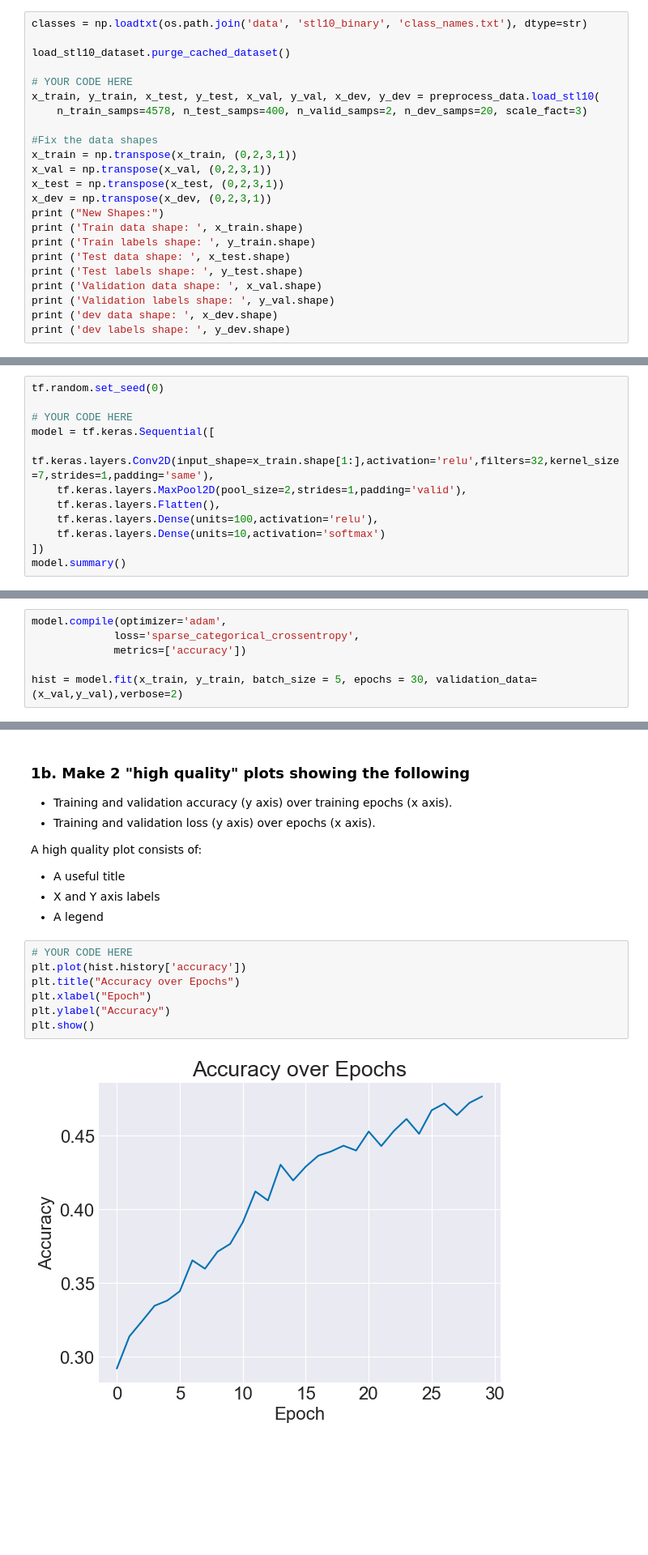
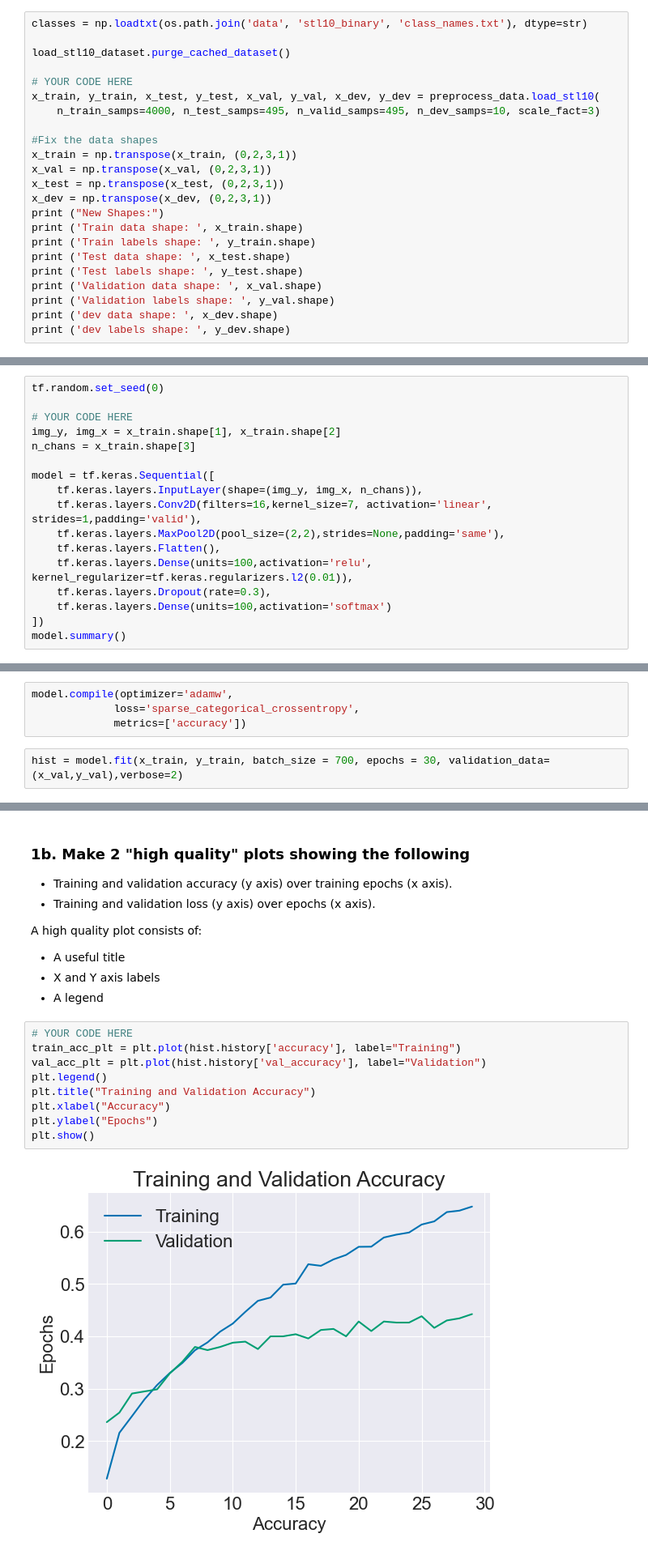
Before and after one commit to ngoclinhp842/deep_dream, a Jupyter notebook: Project4/transfer_learning.ipynb, the cells around one changed output, grey strips where cells are left out. Shown at 81% size. Saved outputs shown, nothing was run; the diff lists cells and outputs as text; blank space fills up the shorter version.

```diff
--- a/Project4/transfer_learning.ipynb
+++ b/Project4/transfer_learning.ipynb
@@ -74,7 +74,7 @@ load_stl10_dataset.purge_cached_dataset()
 
 # YOUR CODE HERE
 x_train, y_train, x_test, y_test, x_val, y_val, x_dev, y_dev = preprocess_data.load_stl10(
-    n_train_samps=4578, n_test_samps=400, n_valid_samps=2, n_dev_samps=20, scale_fact=3)
+    n_train_samps=4000, n_test_samps=495, n_valid_samps=495, n_dev_samps=10, scale_fact=3)
 
 #Fix the data shapes
 x_train = np.transpose(x_train, (0,2,3,1))
@@ -108,12 +108,17 @@ dev labels shape:  (20,)
 tf.random.set_seed(0)
 
 # YOUR CODE HERE
+img_y, img_x = x_train.shape[1], x_train.shape[2]
+n_chans = x_train.shape[3]
+
 model = tf.keras.Sequential([
-    tf.keras.layers.Conv2D(input_shape=x_train.shape[1:],activation='relu',filters=32,kernel_size=7,strides=1,padding='same'),
-    tf.keras.layers.MaxPool2D(pool_size=2,strides=1,padding='valid'),
+    tf.keras.layers.InputLayer(shape=(img_y, img_x, n_chans)),
+    tf.keras.layers.Conv2D(filters=16,kernel_size=7, activation='linear', strides=1,padding='valid'),
+    tf.keras.layers.MaxPool2D(pool_size=(2,2),strides=None,padding='same'),
     tf.keras.layers.Flatten(),
-    tf.keras.layers.Dense(units=100,activation='relu'),
-    tf.keras.layers.Dense(units=10,activation='softmax')
+    tf.keras.layers.Dense(units=100,activation='relu', kernel_regularizer=tf.keras.regularizers.l2(0.01)),
+    tf.keras.layers.Dropout(rate=0.3),
+    tf.keras.layers.Dense(units=100,activation='softmax')
 ])
 model.summary()
 # %% [output]
@@ -136,9 +143,9 @@ Model: "sequential"
  Non-trainable params: 0 (0.00 B)
+# %%
+model.compile(optimizer='adamw',
+             loss='sparse_categorical_crossentropy',
+             metrics=['accuracy'])
 # %%
-model.compile(optimizer='adam',
-             loss='sparse_categorical_crossentropy',
-             metrics=['accuracy'])
-
-hist = model.fit(x_train, y_train, batch_size = 5, epochs = 30, validation_data=(x_val,y_val),verbose=2)
+hist = model.fit(x_train, y_train, batch_size = 700, epochs = 30, validation_data=(x_val,y_val),verbose=2)
 # %% [output]
 Epoch 1/30
@@ -160,10 +177,12 @@ A high quality plot consists of:
 - A legend
 # %%
 # YOUR CODE HERE
-plt.plot(hist.history['accuracy'])
-plt.title("Accuracy over Epochs")
-plt.xlabel("Epoch")
-plt.ylabel("Accuracy")
+train_acc_plt = plt.plot(hist.history['accuracy'], label="Training")
+val_acc_plt = plt.plot(hist.history['val_accuracy'], label="Validation")
+plt.legend()
+plt.title("Training and Validation Accuracy")
+plt.xlabel("Accuracy")
+plt.ylabel("Epochs")
 plt.show()
 # %% [output]
-[figure, old version]
+[figure, new version]
```
Also changed, not shown: parts of 32 cells of this notebook.
